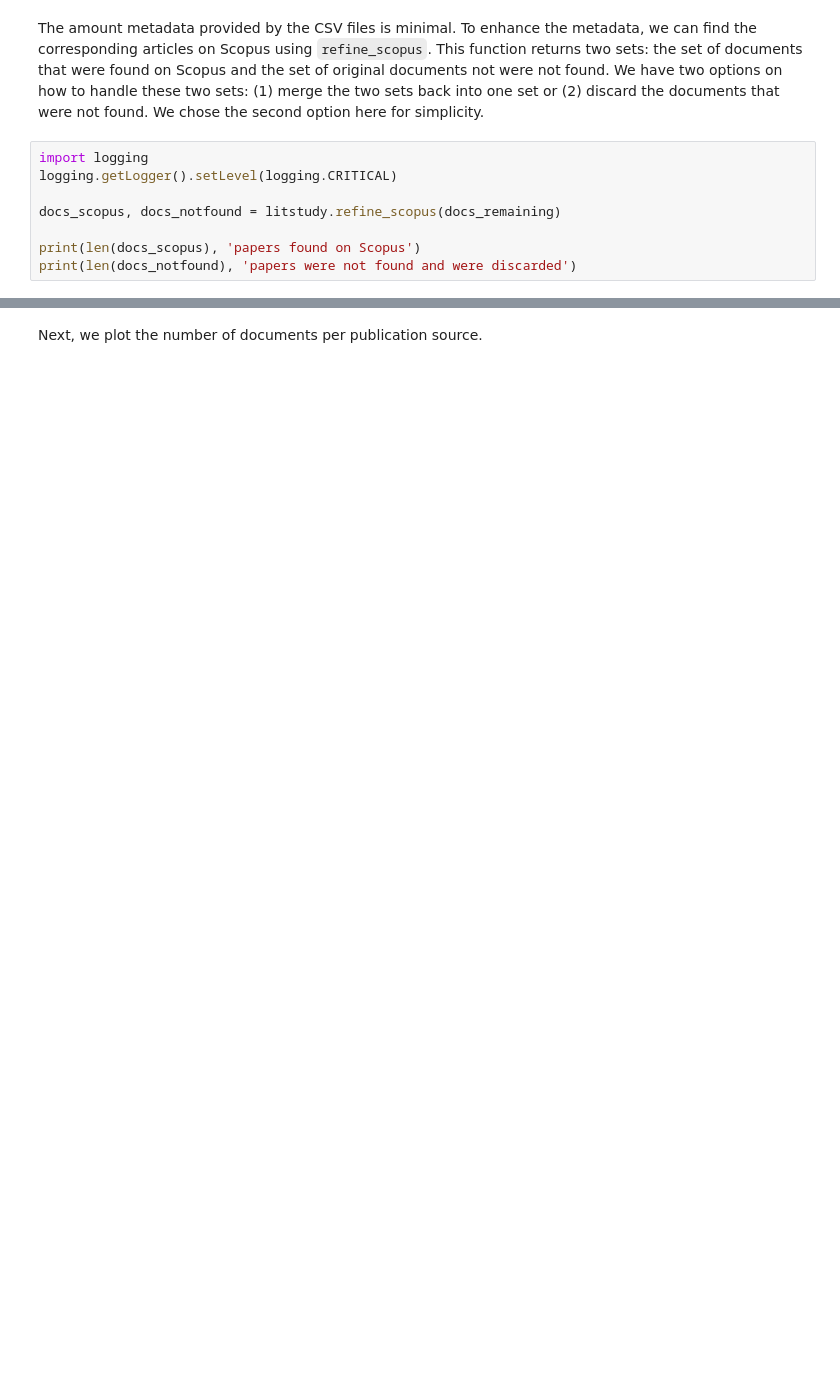
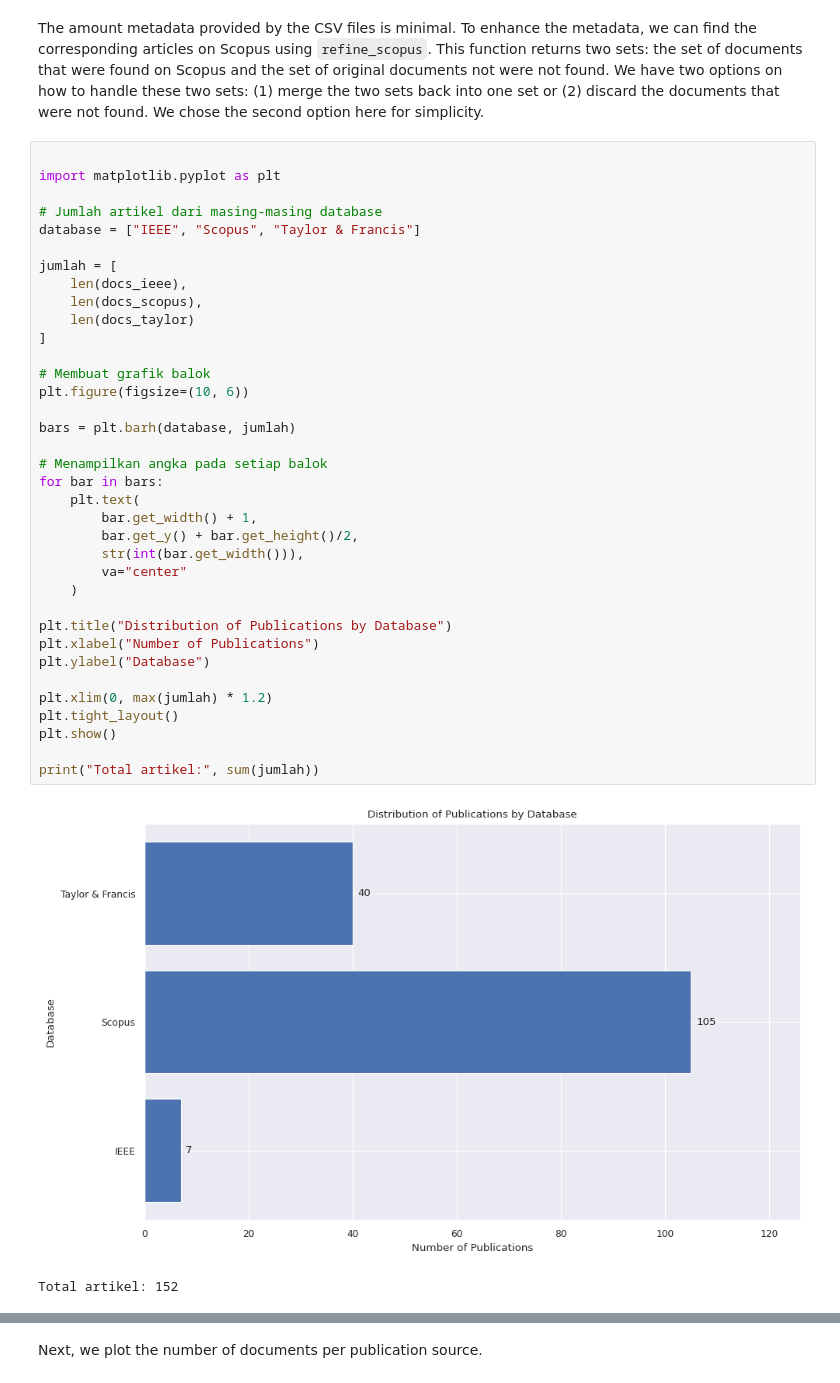
Before and after one commit to aliyaaar/litstudy, a Jupyter notebook: notebooks/mtl.ipynb, the cells around one changed output, grey strips where cells are left out. Saved outputs shown, nothing was run; the diff lists cells and outputs as text; blank space fills up the shorter version.

```diff
--- a/notebooks/mtl.ipynb
+++ b/notebooks/mtl.ipynb
@@ -103,10 +207,41 @@ print(len(docs_remaining), 'paper remaining')
 # %% [markdown]
 The amount metadata provided by the CSV files is minimal. To enhance the metadata, we can find the corresponding articles on Scopus using `refine_scopus`. This function returns two sets: the set of documents that were found on Scopus and the set of original documents not were not found. We have two options on how to handle these two sets: (1) merge the two sets back into one set or (2) discard the documents that were not found. We chose the second option here for simplicity.
-# %%
-import logging
-logging.getLogger().setLevel(logging.CRITICAL)
-
-docs_scopus, docs_notfound = litstudy.refine_scopus(docs_remaining)
-
-print(len(docs_scopus), 'papers found on Scopus')
-print(len(docs_notfound), 'papers were not found and were discarded')
+# %%
+
+import matplotlib.pyplot as plt
+
+# Jumlah artikel dari masing-masing database
+database = ["IEEE", "Scopus", "Taylor & Francis"]
+
+jumlah = [
+    len(docs_ieee),
+    len(docs_scopus),
+    len(docs_taylor)
+]
+
+# Membuat grafik balok
+plt.figure(figsize=(10, 6))
+
+bars = plt.barh(database, jumlah)
+
+# Menampilkan angka pada setiap balok
+for bar in bars:
+    plt.text(
+        bar.get_width() + 1,
+        bar.get_y() + bar.get_height()/2,
+        str(int(bar.get_width())),
+        va="center"
+    )
+
+plt.title("Distribution of Publications by Database")
+plt.xlabel("Number of Publications")
+plt.ylabel("Database")
+
+plt.xlim(0, max(jumlah) * 1.2)
+plt.tight_layout()
+plt.show()
+
+print("Total artikel:", sum(jumlah))
+# %% [output]
+[figure, added]
+Total artikel: 152
```
Also changed, not shown: parts of 60 cells of this notebook.
